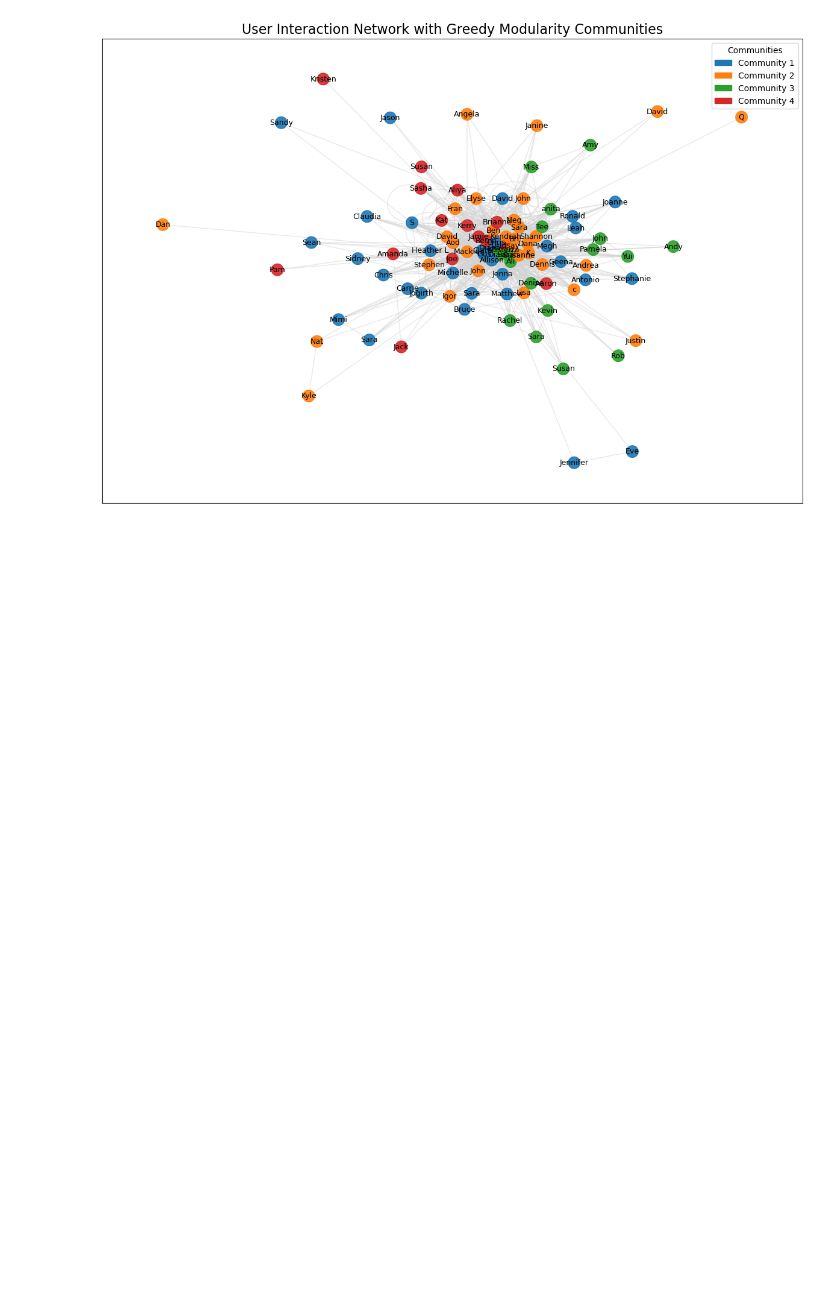
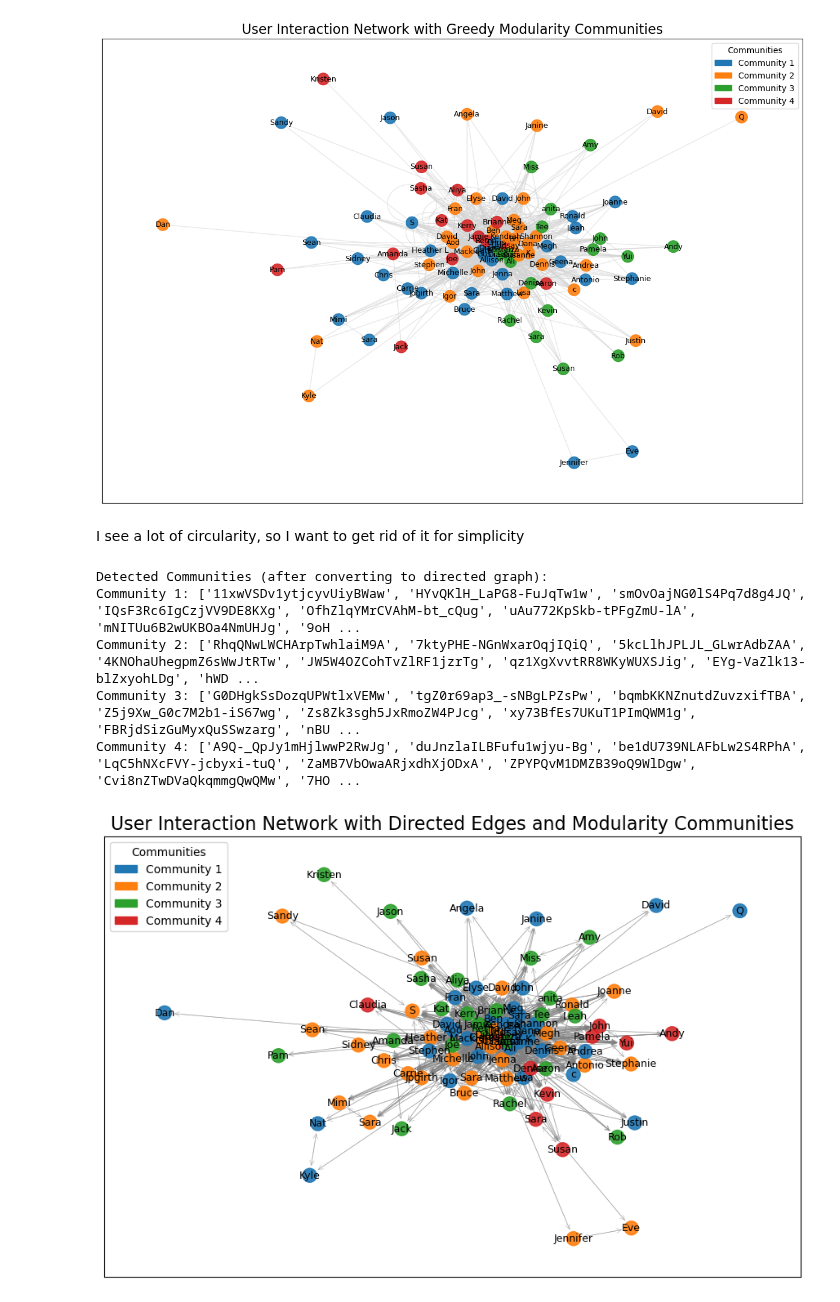
Before and after one commit to larasneves/ComplexDataAnalysis, a Jupyter notebook: Part 2 Social Network Forecasting/exploration_Lara_users_and_friends.ipynb, the cells around one changed output. Cells and saved outputs as stored; diff of their text form; code cells hidden in the pictures; blank space fills up the shorter version.

Commit message:
discover influent users

```diff
--- a/Part 2 Social Network Forecasting/exploration_Lara_users_and_friends.ipynb
+++ b/Part 2 Social Network Forecasting/exploration_Lara_users_and_friends.ipynb
@@ -316,3 +316,60 @@ Community 2: ['11xwVSDv1ytjcyvUiyBWaw', 'HYvQKlH_LaPG8-FuJqTw1w', 'smOvOajNG0lS4
 Community 3: ['duJnzlaILBFufu1wjyu-Bg', 'bqmbKKNZnutdZuvzxifTBA', 'Zs8Zk3sgh5JxRmoZW4PJcg', 'xy73BfEs7UKuT1PImQWM1g', 'LqC5hNXcFVY-jcbyxi-tuQ', 'Cvi8nZTwDVaQkqmmgQwQMw', 'FBRjdSizGuMyxQuSSwzarg', 'ZGj ...
 Community 4: ['EYg-VaZlk13-blZxyohLDg', 'G0DHgkSsDozqUPWtlxVEMw', 'Dd1jQj7S-BFGqRbApFzCFw', '7PzSDwOmU6wQd9aKX3-NRg', '7Ie0VmQtnGYUVq2YW4dTVw', '98jv8gu7kAwa2WzIPdw6-w', 'vr-Rw3nMKIgGrVNT6A7p9g', 'Z5j ...
 [figure]
+# %% [markdown]
+I see a lot of circularity, so I want to get rid of it for simplicity
+# %%
+# Convert the graph to a directed graph to better represent direct interactions
+# If you want to prune weak connections, consider converting to a directed graph (DiGraph)
+G_directed = nx.DiGraph(G)  # Convert the existing graph to a directed one
+
+# Optionally, remove self-loops (connections where a node connects to itself)
+G_directed.remove_edges_from(nx.selfloop_edges(G_directed))
+
+# Detect communities again in the new graph
+communities = list(nx.algorithms.community.greedy_modularity_communities(G_directed))
+
+print("Detected Communities (after converting to directed graph):")
+for i, community in enumerate(communities):
+    print(f"Community {i + 1}: {list(community)}")
+
+# Visualize the directed user interaction network
+plt.figure(figsize=(11, 7))
+
+community_colors = ['#1f77b4', '#ff7f0e', '#2ca02c', '#d62728', '#9467bd',
+                    '#8c564b', '#e377c2', '#7f7f7f', '#bcbd22', '#17becf']
+
+color_map = {}
+for idx, community in enumerate(communities):
+    for node in community:
+        color_map[node] = community_colors[idx % len(community_colors)]  # Cycle through colors
+
+pos = nx.spring_layout(G_directed, k=0.15, seed=42)  # Adjust `k` for spacing, `seed` for reproducibility
+
+nx.draw_networkx_nodes(G_directed, pos, node_color=[color_map[node] for node in G_directed.nodes()],
+                       node_size=150, alpha=0.9)
+
+# Draw directed edges with arrows to show directionality
+nx.draw_networkx_edges(G_directed, pos, edge_color='gray', arrows=True, arrowstyle='->', width=0.5, alpha=0.5)
+
+# Get user names for labels
+df_user_subset = df_user[df_user['user_id'].isin(G_directed.nodes)]
+user_names = df_user_subset.set_index('user_id')['name'].to_dict()
+
+# Draw labels using the `user_names` dictionary
+nx.draw_networkx_labels(G_directed, pos, labels=user_names, font_size=9, font_color='black')
+
+plt.title('User Interaction Network with Directed Edges and Modularity Communities', fontsize=16)
+handles = []
+for idx, community in enumerate(communities):
+    patch = mpatches.Patch(color=community_colors[idx % len(community_colors)], label=f'Community {idx + 1}')
+    handles.append(patch)
+plt.legend(handles=handles, loc='best', title="Communities", fontsize=10)
+plt.show()
+# %% [output]
+Detected Communities (after converting to directed graph):
+Community 1: ['11xwVSDv1ytjcyvUiyBWaw', 'HYvQKlH_LaPG8-FuJqTw1w', 'smOvOajNG0lS4Pq7d8g4JQ', 'IQsF3Rc6IgCzjVV9DE8KXg', 'OfhZlqYMrCVAhM-bt_cQug', 'uAu772KpSkb-tPFgZmU-lA', 'mNITUu6B2wUKBOa4NmUHJg', '9oH ...
+Community 2: ['RhqQNwLWCHArpTwhlaiM9A', '7ktyPHE-NGnWxarOqjIQiQ', '5kcLlhJPLJL_GLwrAdbZAA', '4KNOhaUhegpmZ6sWwJtRTw', 'JW5W4OZCohTvZlRF1jzrTg', 'qz1XgXvvtRR8WKyWUXSJig', 'EYg-VaZlk13-blZxyohLDg', 'hWD ...
+Community 3: ['G0DHgkSsDozqUPWtlxVEMw', 'tgZ0r69ap3_-sNBgLPZsPw', 'bqmbKKNZnutdZuvzxifTBA', 'Z5j9Xw_G0c7M2b1-iS67wg', 'Zs8Zk3sgh5JxRmoZW4PJcg', 'xy73BfEs7UKuT1PImQWM1g', 'FBRjdSizGuMyxQuSSwzarg', 'nBU ...
+Community 4: ['A9Q-_QpJy1mHjlwwP2RwJg', 'duJnzlaILBFufu1wjyu-Bg', 'be1dU739NLAFbLw2S4RPhA', 'LqC5hNXcFVY-jcbyxi-tuQ', 'ZaMB7VbOwaARjxdhXjODxA', 'ZPYPQvM1DMZB39oQ9WlDgw', 'Cvi8nZTwDVaQkqmmgQwQMw', '7HO ...
+[figure, added]
```
Also changed, not shown: parts of 2 cells of this notebook.
